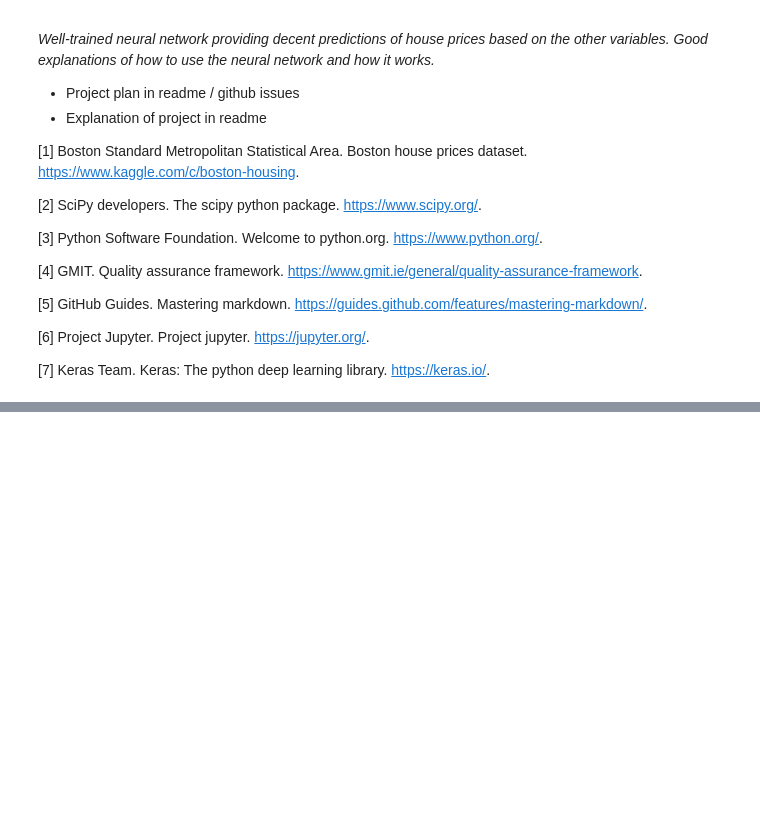
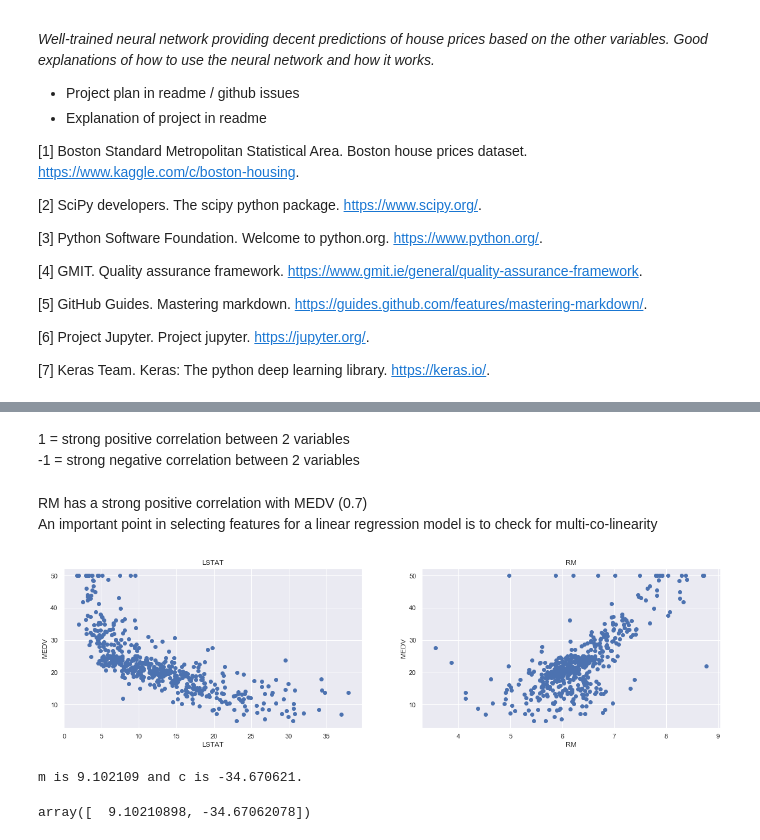
Before and after one commit to joanh3aly/boston-house-prices, a Jupyter notebook: boston-house-prices-analysis.ipynb, the cells around one changed output, grey strips where cells are left out. Cells and saved outputs as stored; diff of their text form; code cells hidden in the pictures; blank space fills up the shorter version.

```diff
--- a/boston-house-prices-analysis.ipynb
+++ b/boston-house-prices-analysis.ipynb
@@ -30,0 +111,46 @@
+# %% [markdown]
+1 = strong positive correlation between 2 variables
+-1 = strong negative correlation between 2 variables
+# %% [markdown]
+RM has a strong positive correlation with MEDV (0.7)
+An important point in selecting features for a linear regression model is to check for multi-co-linearity
+# %%
+plt.figure(figsize=(20, 5))
+
+features = ['LSTAT', 'RM']
+target = boston['MEDV']
+
+for i, col in enumerate(features):
+    plt.subplot(1, len(features) , i+1)
+    x = boston[col]
+    y = target
+    plt.scatter(x, y, marker='o')
+    plt.title(col)
+    plt.xlabel(col)
+    plt.ylabel('MEDV')
+# %% [output]
+[figure, added]
+# %%
+# Calculate the best values for m and c.
+w = boston['RM']
+d = boston['MEDV']
+# First calculate the means (a.k.a. averages) of w and d.
+w_avg = np.mean(w)
+d_avg = np.mean(d)
+
+# Subtract means from w and d.
+w_zero = w - w_avg
+d_zero = d - d_avg
+
+# The best m is found by the following calculation.
+m = np.sum(w_zero * d_zero) / np.sum(w_zero * w_zero)
+# Use m from above to calculate the best c.
+c = d_avg - m * w_avg
+
+print("m is %8.6f and c is %6.6f." % (m, c))
+# %% [output]
+m is 9.102109 and c is -34.670621.
+# %%
+np.polyfit(boston['RM'], boston['MEDV'], 1)
+# %% [output]
+array([  9.10210898, -34.67062078])
```
Also changed, not shown: parts of 13 cells of this notebook, 1 other file.
